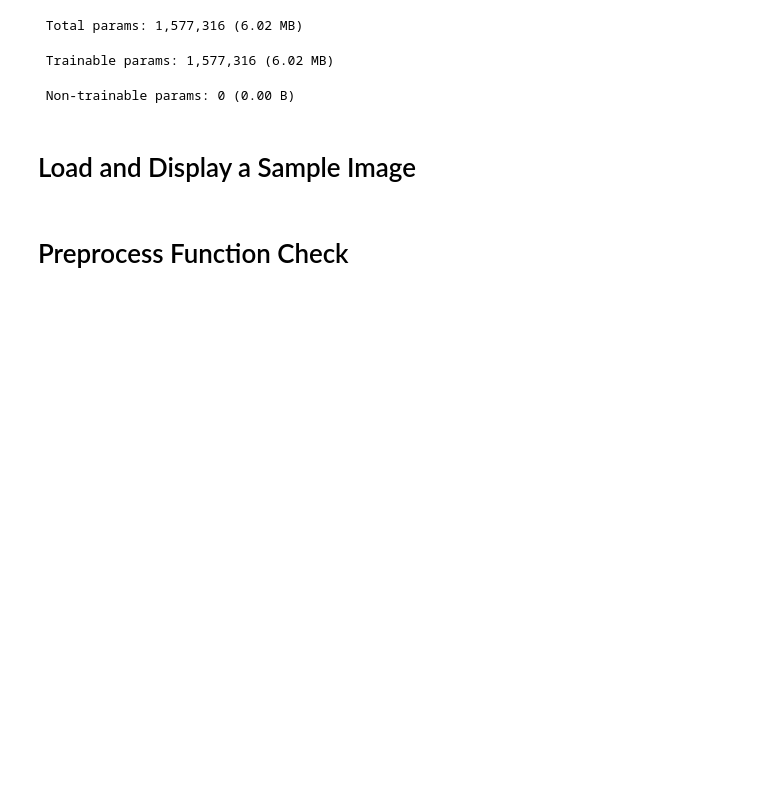
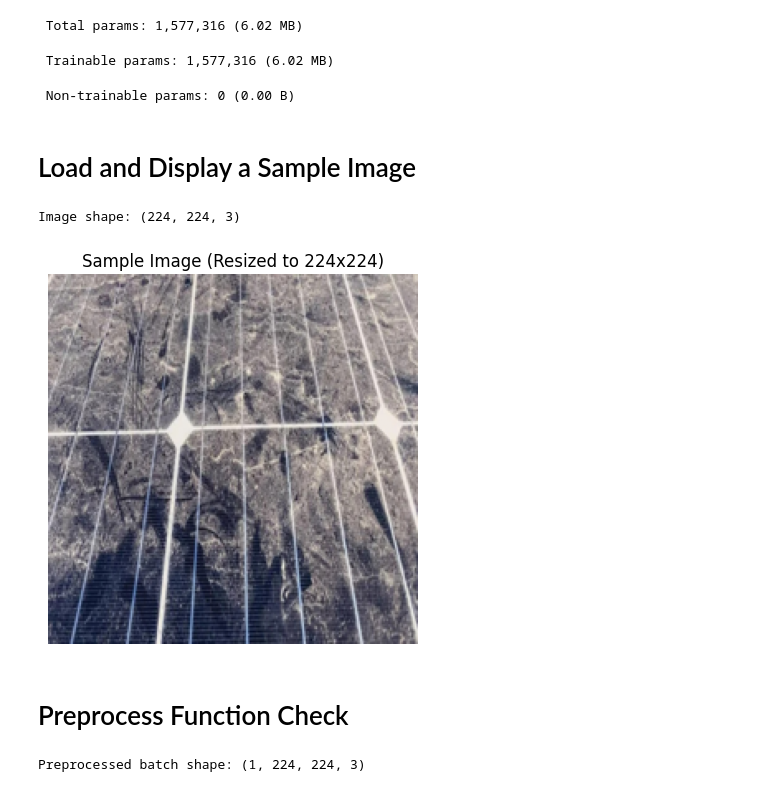
Before and after one commit to bida22-038/SolarGuardAI, a Jupyter notebook: notebooks/test.ipynb, the cells around one changed output. Drawn from its saved outputs; the diff is of its cells as text; code cells hidden in the pictures; blank space fills up the shorter version.

```diff
--- a/notebooks/test.ipynb
+++ b/notebooks/test.ipynb
@@ -43,20 +43,23 @@ Model: "sequential"
 # %%
 
 
 # Path to your test image
-img_path = "../data/raw/example.jpg"
+img_path = "../data/raw/panel_1.jpg"
 
 # Load and resize
 img = Image.open(img_path).convert("RGB").resize((224,224))
 arr = np.array(img) / 255.0
 
 print("Image shape:", arr.shape)
 
 # Display
 plt.imshow(arr)
 plt.title("Sample Image (Resized to 224x224)")
 plt.axis("off")
 plt.show()
+# %% [output]
+Image shape: (224, 224, 3)
+[figure, added]
 # %% [markdown]
 # Preprocess Function Check
 # %%
@@ -68,3 +71,5 @@ def preprocess(img_path):
 
 x = preprocess(img_path)
 print("Preprocessed batch shape:", x.shape)
+# %% [output]
+Preprocessed batch shape: (1, 224, 224, 3)
```
